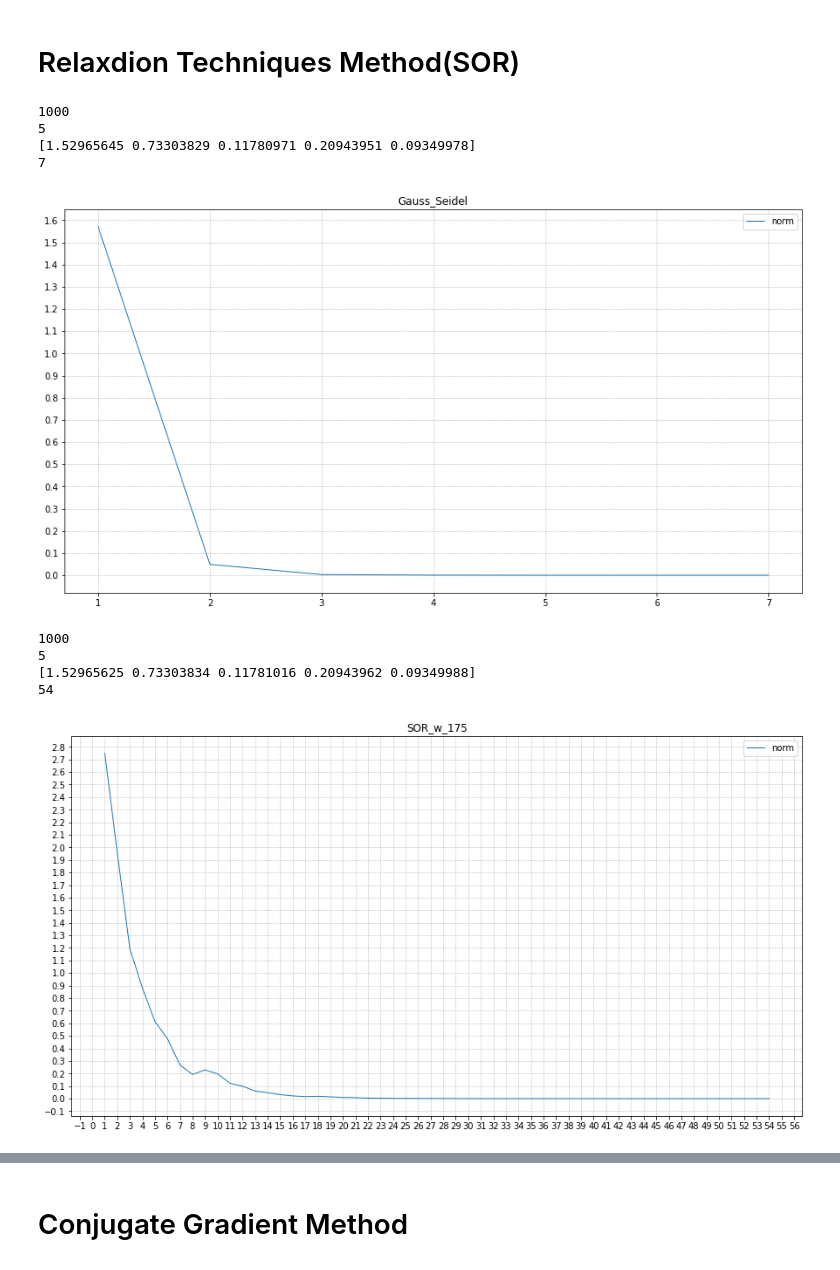
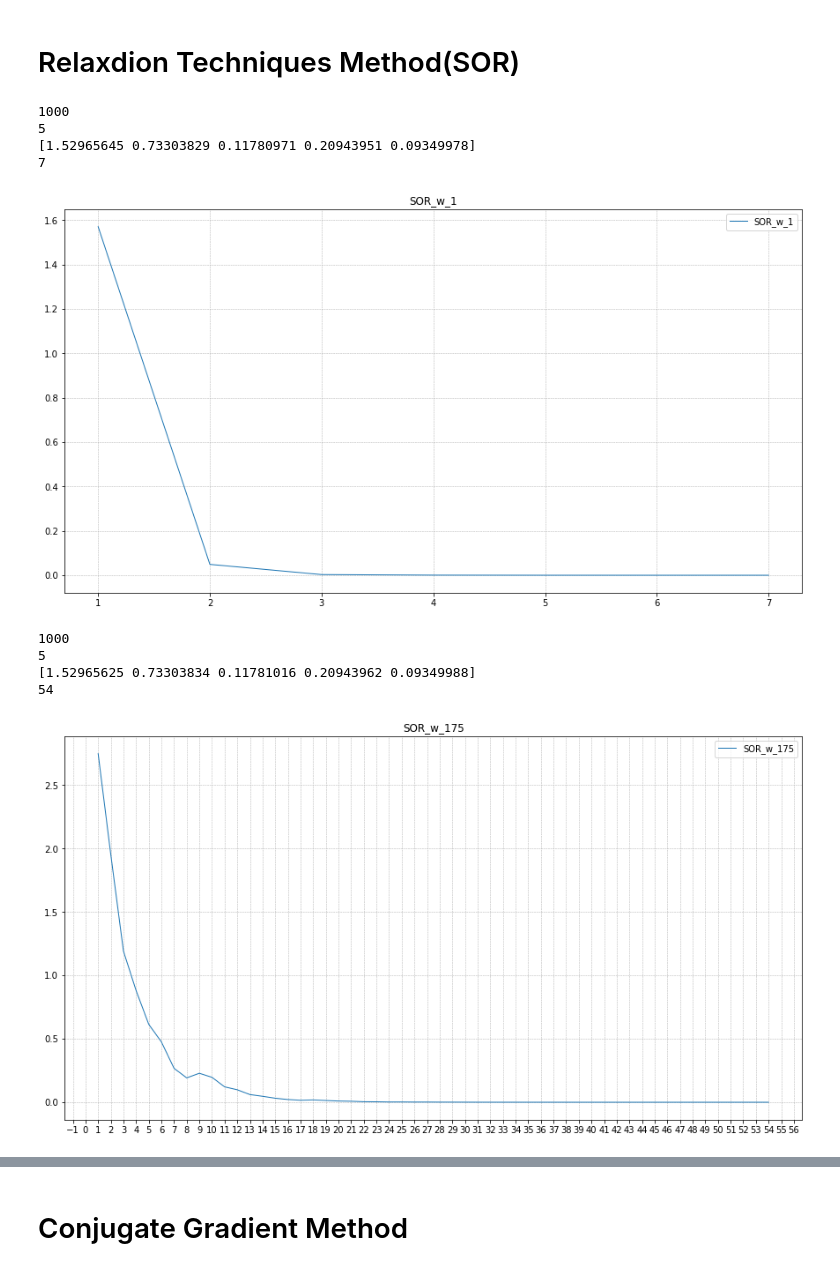
Before and after one commit to leoliu5550/numerical, a Jupyter notebook: SOR_Method.ipynb, the cells around one changed output, grey strips where cells are left out. Saved outputs shown, nothing was run; the diff lists cells and outputs as text; code cells hidden in the pictures.

```diff
--- a/SOR_Method.ipynb
+++ b/SOR_Method.ipynb
@@ -34,14 +35,17 @@ def escape(old_x,new_x,TOL):
     return False,np.max(np.abs(old_x - new_x))
 # %%
 def draw(loss,title=None):
+
     ite = [i for i in range(1,len(loss)+1,1)]
     fig = plt.figure(figsize = (15,8))
     ax = fig.add_subplot(111)
     if title is not None:
         ax.set_title(title)
     ax.xaxis.set_major_locator(MultipleLocator(1))
-    ax.yaxis.set_major_locator(MultipleLocator(0.1))
-    ax.plot(ite,loss,lw = 1,zorder = 10,label = 'norm')
+#     ax.yaxis.set_major_locator(MultipleLocator(0.1))
+
+    ax.plot(ite,loss,lw = 1,label = title)
+
     ax.grid(linestyle="--",linewidth = 0.5,zorder = 0)#pair0
     ax.legend()
 # %%
@@ -88,6 +92,7 @@ Jacobin(Test_matrix,tb_matrix,False)[0]
 array([ 1.00000014,  1.99999976, -0.99999982,  0.99999975])
 # %%
 x,loss,k = Jacobin(create_data(size)[0],create_data(size)[1])
+Total_loss.append([loss,'Jacobi Method'])
 print(N)
 print(size)
 print(x)
@@ -143,6 +148,7 @@ Gauss_Seidel(Test_matrix,tb_matrix,True)[0]
 array([ 1.00000004,  1.99999999, -1.00000001,  1.        ])
 # %%
 x,loss,k = Gauss_Seidel(create_data(size)[0],create_data(size)[1])
+Total_loss.append([loss,'Gauss_Seidel'])
 print(N)
 print(size)
 print(x)
@@ -197,6 +203,7 @@ def SOR(A_matrix,B_matrix,w = 1,test=False):
     return x,loss,k
 # %%
 x,loss,k = SOR(create_data(size)[0],create_data(size)[1],w = 1)
+Total_loss.append([loss,'SOR_w_1'])
 print(N)
 print(size)
 print(x)
@@ -207,19 +214,20 @@ draw(loss,'SOR_w_1')
 5
 [1.52965645 0.73303829 0.11780971 0.20943951 0.09349978]
 7
-[figure, old version]
+[figure, new version]
 # %%
 x,loss,k = SOR(create_data(size)[0],create_data(size)[1],w = 1.75)
+Total_loss.append([loss,'SOR_w_175'])
 print(N)
 print(size)
 print(x)
 print(k)
 draw(loss,'SOR_w_175')
 # %% [output]
 1000
 5
 [1.52965625 0.73303834 0.11781016 0.20943962 0.09349988]
 54
-[figure, old version]
+[figure, new version]
 # %%
 x,loss,k = SOR(create_data(size)[0],create_data(size)[1],w = 0.5)
```
Also changed, not shown: parts of 11 cells of this notebook, 1 other file.
